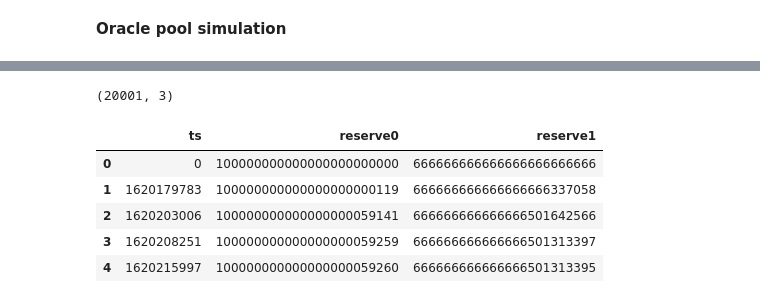
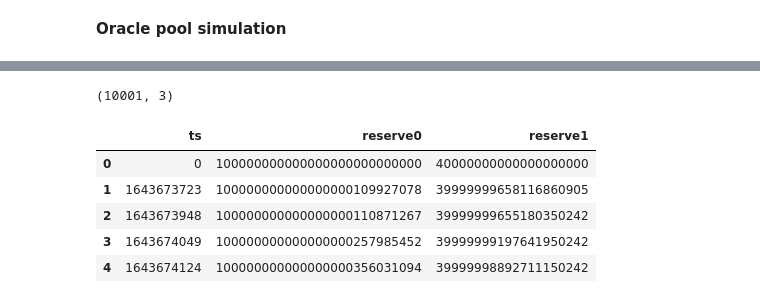
Before and after one commit to mohammed7s/Feedlot, a Jupyter notebook: forum_surplus_study/sim/simulation_basic.ipynb, the cells around one changed output, grey strips where cells are left out. Drawn from its saved outputs; the diff is of its cells as text; code cells hidden in the pictures.

```diff
--- a/forum_surplus_study/sim/simulation_basic.ipynb
+++ b/forum_surplus_study/sim/simulation_basic.ipynb
@@ -235,6 +456,6 @@ from pool import CPMM, AMMPool, SwapRejectedError
 # %%
 # Create an instance of AMMPoolHistory
-feedlot2 = AMMPoolHistory(100000000000000000000000, 666666666666666666666666)
+feedlot2 = AMMPoolHistory(100000000000000000000000000, 40000000000000000000)
 # %%
 feedlot3 = OraclePool(feedlot2, oracle_dict)
 # %%
@@ -281,15 +502,15 @@ amt1 5
 # %%
-results = pd.DataFrame(feedlot.history)
+results2 = pd.DataFrame(feedlot2.history)
 # %%
-results.shape
+results2.shape
 # %% [output]
-(20001, 3)
+(10001, 3)
 # %%
-results.head(5)
+results2.head(5)
 # %% [output]
 |  | ts | reserve0 | reserve1 |
-| 0 | 0 | 100000000000000000000000 | 666666666666666666666666 |
-| 1 | 1620179783 | 100000000000000000000119 | 666666666666666666337058 |
-| 2 | 1620203006 | 100000000000000000059141 | 666666666666666501642566 |
-| 3 | 1620208251 | 100000000000000000059259 | 666666666666666501313397 |
-| 4 | 1620215997 | 100000000000000000059260 | 666666666666666501313395 |
+| 0 | 0 | 100000000000000000000000000 | 40000000000000000000 |
+| 1 | 1643673723 | 100000000000000000109927078 | 39999999658116860905 |
+| 2 | 1643673948 | 100000000000000000110871267 | 39999999655180350242 |
+| 3 | 1643674049 | 100000000000000000257985452 | 39999999197641950242 |
+| 4 | 1643674124 | 100000000000000000356031094 | 39999998892711150242 |
```
Also changed, not shown: parts of 57 cells of this notebook.
